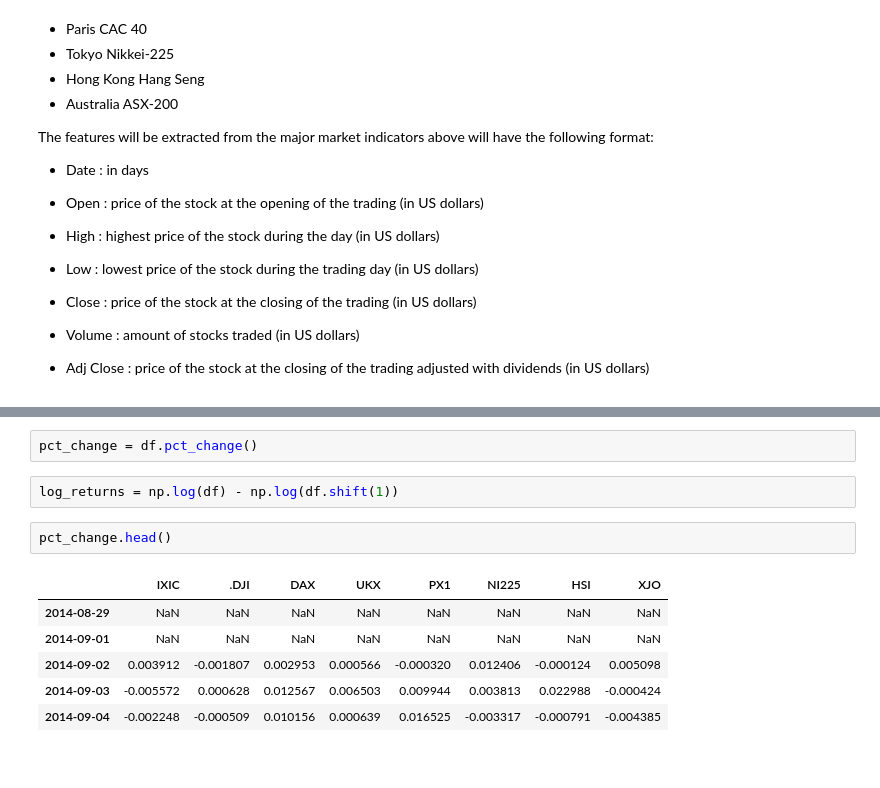
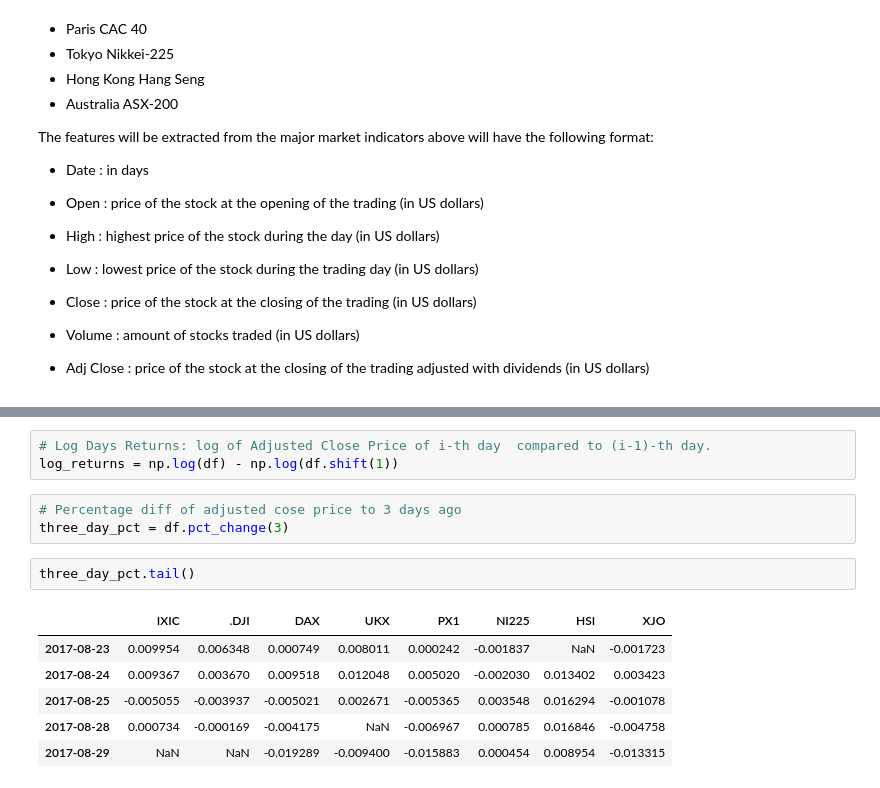
Before and after one commit to arkilic/notebooks, a Jupyter notebook: Simple Regression.ipynb, the cells around one changed output, grey strips where cells are left out. Drawn from its saved outputs; the diff is of its cells as text.

```diff
--- a/Simple Regression.ipynb
+++ b/Simple Regression.ipynb
@@ -74,16 +74,18 @@ df.head()
-# %%
-pct_change = df.pct_change()
-# %%
-log_returns = np.log(df) - np.log(df.shift(1))
-# %%
-pct_change.head()
-# %% [output]
-|  | IXIC | .DJI | DAX | UKX | PX1 | NI225 | HSI | XJO |
-| 2014-08-29 | NaN | NaN | NaN | NaN | NaN | NaN | NaN | NaN |
-| 2014-09-01 | NaN | NaN | NaN | NaN | NaN | NaN | NaN | NaN |
-| 2014-09-02 | 0.003912 | -0.001807 | 0.002953 | 0.000566 | -0.000320 | 0.012406 | -0.000124 | 0.005098 |
-| 2014-09-03 | -0.005572 | 0.000628 | 0.012567 | 0.006503 | 0.009944 | 0.003813 | 0.022988 | -0.000424 |
-| 2014-09-04 | -0.002248 | -0.000509 | 0.010156 | 0.000639 | 0.016525 | -0.003317 | -0.000791 | -0.004385 |
+# %%
+# Log Days Returns: log of Adjusted Close Price of i-th day  compared to (i-1)-th day.
+log_returns = np.log(df) - np.log(df.shift(1))
+# %%
+# Percentage diff of adjusted cose price to 3 days ago
+three_day_pct = df.pct_change(3)
+# %%
+three_day_pct.tail()
+# %% [output]
+|  | IXIC | .DJI | DAX | UKX | PX1 | NI225 | HSI | XJO |
+| 2017-08-23 | 0.009954 | 0.006348 | 0.000749 | 0.008011 | 0.000242 | -0.001837 | NaN | -0.001723 |
+| 2017-08-24 | 0.009367 | 0.003670 | 0.009518 | 0.012048 | 0.005020 | -0.002030 | 0.013402 | 0.003423 |
+| 2017-08-25 | -0.005055 | -0.003937 | -0.005021 | 0.002671 | -0.005365 | 0.003548 | 0.016294 | -0.001078 |
+| 2017-08-28 | 0.000734 | -0.000169 | -0.004175 | NaN | -0.006967 | 0.000785 | 0.016846 | -0.004758 |
+| 2017-08-29 | NaN | NaN | -0.019289 | -0.009400 | -0.015883 | 0.000454 | 0.008954 | -0.013315 |
 # %%
 log_returns.head()
 # %% [output]
```
Also changed, not shown: parts of 5 cells of this notebook.
